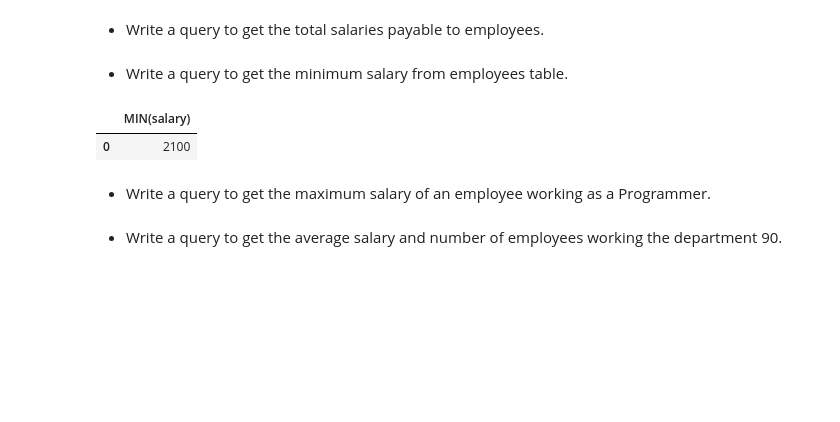
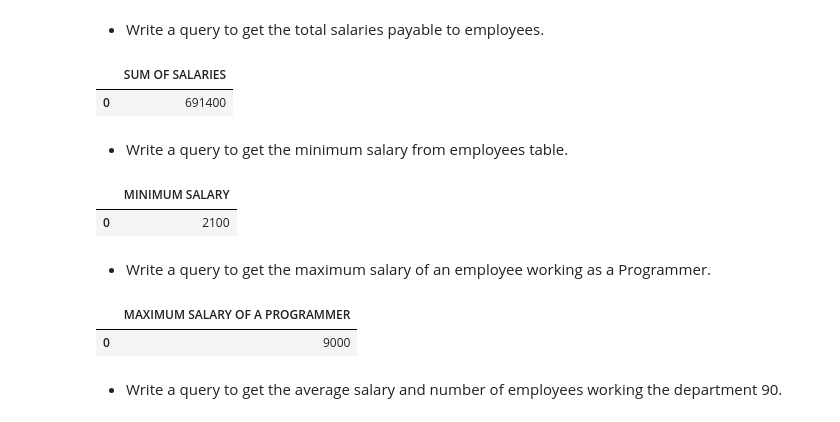
Before and after one commit to lxbraga/Databases_Course, a Jupyter notebook: Notebooks/Exercises_SQLite.ipynb, the cells around one changed output. Cells and saved outputs as stored; diff of their text form; code cells hidden in the pictures; blank space fills up the shorter version.

```diff
--- a/Notebooks/Exercises_SQLite.ipynb
+++ b/Notebooks/Exercises_SQLite.ipynb
@@ -351,20 +563,32 @@ df
 | 0 | 19 |
 # %% [markdown]
 + Write a query to get the total salaries payable to employees.
+# %%
+df = pd.read_sql("SELECT sum(salary) 'SUM OF SALARIES' FROM employees;", conn)
+df
+# %% [output]
+|  | SUM OF SALARIES |
+| 0 | 691400 |
 # %% [markdown]
 + Write a query to get the minimum salary from employees table.
 # %%
 query = """
-        SELECT MIN(salary)
+        SELECT MIN(salary) 'MINIMUM SALARY'
         FROM employees;
         """
 df = pd.read_sql(query, conn)
 df
 # %% [output]
-|  | MIN(salary) |
+|  | MINIMUM SALARY |
 | 0 | 2100 |
 # %% [markdown]
 + Write a query to get the maximum salary of an employee working as a Programmer.
+# %%
+df = pd.read_sql('''SELECT max(salary) 'MAXIMUM SALARY OF A PROGRAMMER' FROM employees WHERE job_id = "IT_PROG";''', conn)
+df
+# %% [output]
+|  | MAXIMUM SALARY OF A PROGRAMMER |
+| 0 | 9000 |
 # %% [markdown]
 + Write a query to get the average salary and number of employees working the department 90.
 # %%
```
Also changed, not shown: parts of 35 cells of this notebook.
